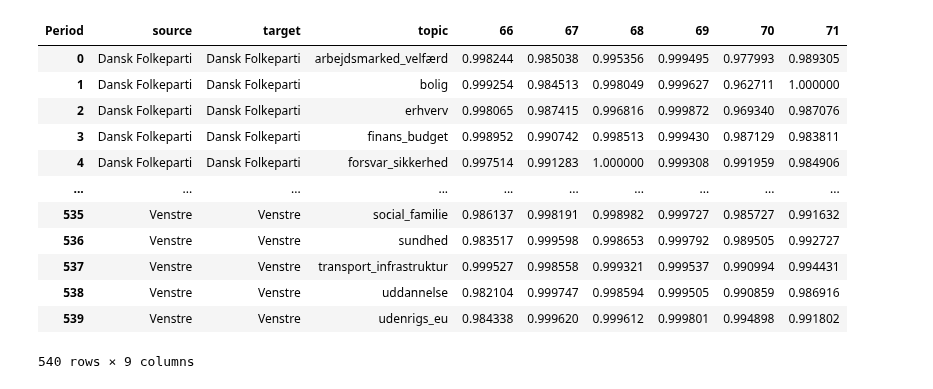
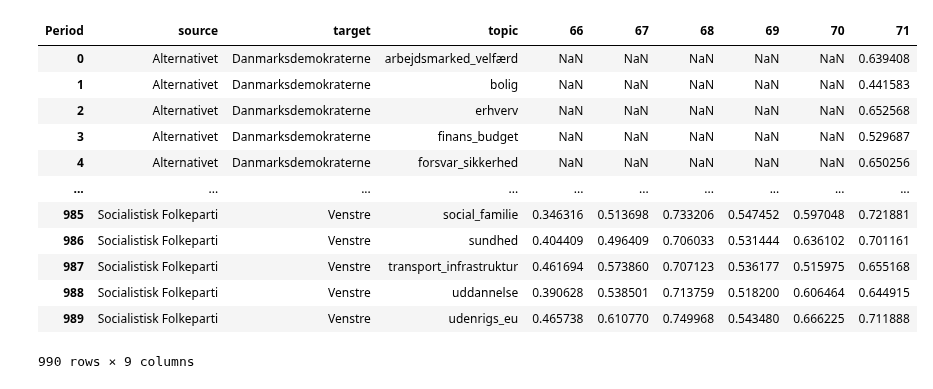
Before and after one commit to Somon8/social_graphs_25, a Jupyter notebook: final-project/p5a_find_the_gold.ipynb, the cells around one changed output. Cells and saved outputs as stored; diff of their text form; code cells hidden in the pictures.

```diff
--- a/final-project/p5a_find_the_gold.ipynb
+++ b/final-project/p5a_find_the_gold.ipynb
@@ -9,6 +10,6 @@ import matplotlib.pyplot as plt
 # %%
 edge_df = pd.read_csv(from_github("/edges/party/all_party_edges_by_Period.csv"))
 
-# edge_df = edge_df[edge_df['Period']!=65]
-#We drop Period 65, as it does not seem to be representative. It should be done in "enriched_votes_calculations"
-edge_df.head()
+edge_df = edge_df[edge_df['Period']!=65] #We drop Period 65, as it does not seem to be representative. This is already done in the dataframe building, but needs to be propogated up to here.
+
+# edge_df.head()
@@ -54,0 +28,19 @@ edge_limited = edge_traditional
+# %%
+# traditional_parties = ["Det Konservative Folkeparti", "Enhedslisten", "Liberal Alliance", "Radikale Venstre", "Socialdemokratiet", "Socialistisk Folkeparti", "Venstre", "Dansk Folkeparti"] #Not sure about this
+# mask_only_traditional_parties = (edge_df['source'].isin(traditional_parties)) & (edge_df['target'].isin(traditional_parties))
+overseas_parties_mask = (edge_df['source'].isin(overseas_parties) | edge_df['target'].isin(overseas_parties)) #Remove overseas parties as they have incredibly few representatives, so their "Agreement" is extremely volatile, which affects the calculations too much.
+la_66_mask = (((edge_df['source'] == "Liberal Alliance") | (edge_df['target'] == "Liberal Alliance")) & (edge_df['Period'] == 66)) #Also remove LA in 66, as they just started at the very end of their period.
+edge_traditional = edge_df[(~overseas_parties_mask) & (~la_66_mask)]
+
+#Remove self-relations
+self_edges = (edge_traditional['source'] == edge_traditional['target'])
+edge_traditional = edge_traditional[~self_edges]
+# %%
+sns.histplot(
+    data = edge_traditional
+    ,x = "total_votes_shared"
+    ,bins = 30
+    ,log_scale= (True, True)
+)
+
+edge_traditional = edge_traditional[edge_traditional['total_votes_shared']>=100]
@@ -55,33 +49,33 @@ edge_limited = edge_traditional
 # %%
 periods = [66, 67, 68, 69, 70, 71] # 65
 wide = (
-    edge_limited
+    edge_traditional
     .pivot_table(
         index=['source', 'target', 'topic'],  # one row per pair+topic
         columns='Period',                     # one column per period
         values='weight',                      # values to fill
         aggfunc='first'                       # or 'mean' if you can have duplicates
     )
     .reindex(columns=periods)                 # ensure column order 65..71
 )
 
 # make Period columns normal columns instead of a MultiIndex
 wide = wide.reset_index()
 wide
 # %% [output]
 | Period | source | target | topic | 66 | 67 | 68 | 69 | 70 | 71 |
-| 0 | Dansk Folkeparti | Dansk Folkeparti | arbejdsmarked_velfærd | 0.998244 | 0.985038 | 0.995356 | 0.999495 | 0.977993 | 0.989305 |
-| 1 | Dansk Folkeparti | Dansk Folkeparti | bolig | 0.999254 | 0.984513 | 0.998049 | 0.999627 | 0.962711 | 1.000000 |
-| 2 | Dansk Folkeparti | Dansk Folkeparti | erhverv | 0.998065 | 0.987415 | 0.996816 | 0.999872 | 0.969340 | 0.987076 |
-| 3 | Dansk Folkeparti | Dansk Folkeparti | finans_budget | 0.998952 | 0.990742 | 0.998513 | 0.999430 | 0.987129 | 0.983811 |
-| 4 | Dansk Folkeparti | Dansk Folkeparti | forsvar_sikkerhed | 0.997514 | 0.991283 | 1.000000 | 0.999308 | 0.991959 | 0.984906 |
+| 0 | Alternativet | Danmarksdemokraterne | arbejdsmarked_velfærd | NaN | NaN | NaN | NaN | NaN | 0.639408 |
+| 1 | Alternativet | Danmarksdemokraterne | bolig | NaN | NaN | NaN | NaN | NaN | 0.441583 |
+| 2 | Alternativet | Danmarksdemokraterne | erhverv | NaN | NaN | NaN | NaN | NaN | 0.652568 |
+| 3 | Alternativet | Danmarksdemokraterne | finans_budget | NaN | NaN | NaN | NaN | NaN | 0.529687 |
+| 4 | Alternativet | Danmarksdemokraterne | forsvar_sikkerhed | NaN | NaN | NaN | NaN | NaN | 0.650256 |
 | ... | ... | ... | ... | ... | ... | ... | ... | ... | ... |
-| 535 | Venstre | Venstre | social_familie | 0.986137 | 0.998191 | 0.998982 | 0.999727 | 0.985727 | 0.991632 |
-| 536 | Venstre | Venstre | sundhed | 0.983517 | 0.999598 | 0.998653 | 0.999792 | 0.989505 | 0.992727 |
-| 537 | Venstre | Venstre | transport_infrastruktur | 0.999527 | 0.998558 | 0.999321 | 0.999537 | 0.990994 | 0.994431 |
-| 538 | Venstre | Venstre | uddannelse | 0.982104 | 0.999747 | 0.998594 | 0.999505 | 0.990859 | 0.986916 |
-| 539 | Venstre | Venstre | udenrigs_eu | 0.984338 | 0.999620 | 0.999612 | 0.999801 | 0.994898 | 0.991802 |
+| 985 | Socialistisk Folkeparti | Venstre | social_familie | 0.346316 | 0.513698 | 0.733206 | 0.547452 | 0.597048 | 0.721881 |
+| 986 | Socialistisk Folkeparti | Venstre | sundhed | 0.404409 | 0.496409 | 0.706033 | 0.531444 | 0.636102 | 0.701161 |
+| 987 | Socialistisk Folkeparti | Venstre | transport_infrastruktur | 0.461694 | 0.573860 | 0.707123 | 0.536177 | 0.515975 | 0.655168 |
+| 988 | Socialistisk Folkeparti | Venstre | uddannelse | 0.390628 | 0.538501 | 0.713759 | 0.518200 | 0.606464 | 0.644915 |
+| 989 | Socialistisk Folkeparti | Venstre | udenrigs_eu | 0.465738 | 0.610770 | 0.749968 | 0.543480 | 0.666225 | 0.711888 |
-540 rows × 9 columns
+990 rows × 9 columns
 # %%
 diffs = []
 for a, b in combinations(periods, 2):
```
Also changed, not shown: parts of 12 cells of this notebook.
